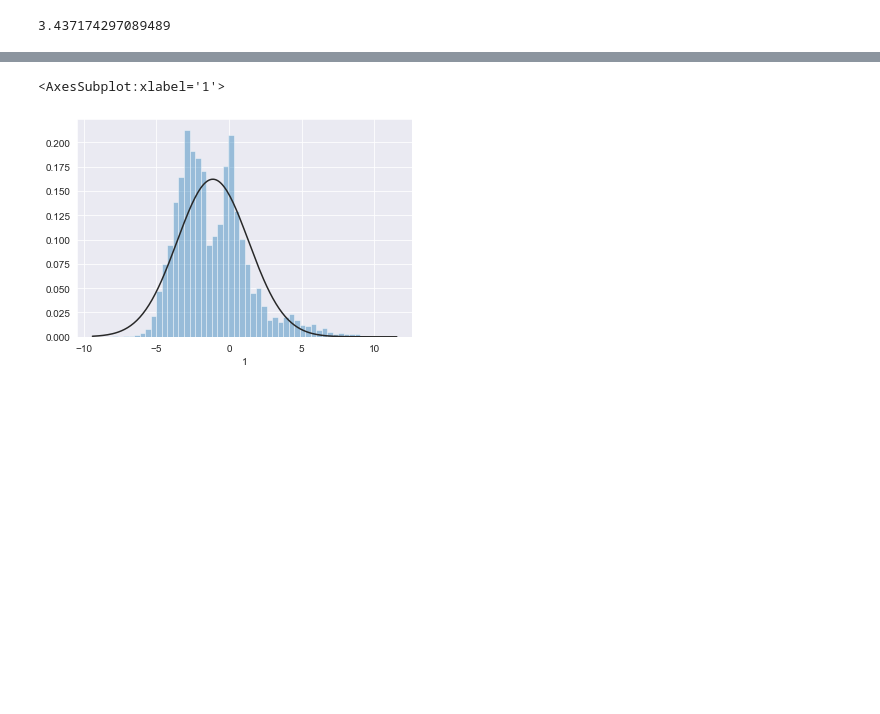
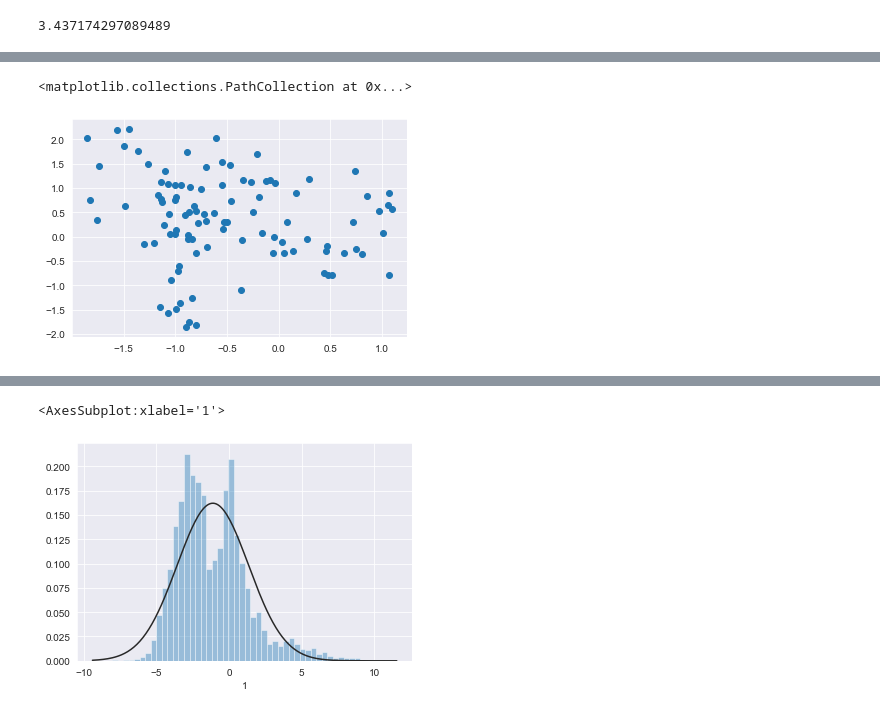
Before and after one commit to ktadgh/Air-Pollution, a Jupyter notebook: wind_distribution.ipynb, the cells around one changed output, grey strips where cells are left out. Saved outputs shown, nothing was run; the diff lists cells and outputs as text; code cells hidden in the pictures; blank space fills up the shorter version.

```diff
--- a/wind_distribution.ipynb
+++ b/wind_distribution.ipynb
@@ -66,3 +86,8 @@ plt.scatter(x_transformed[0:100],y_transformed[0:100])
+# %%
+plt.scatter(y_transformed [:100],y_transformed[60:160])
+# %% [output]
+<matplotlib.collections.PathCollection at 0x...>
+[figure, added]
 # %%
 sns.distplot(x_transformed, fit=norm, kde=False)
 # %% [output]
```
Also changed, not shown: parts of 13 cells of this notebook, 1 other file.
